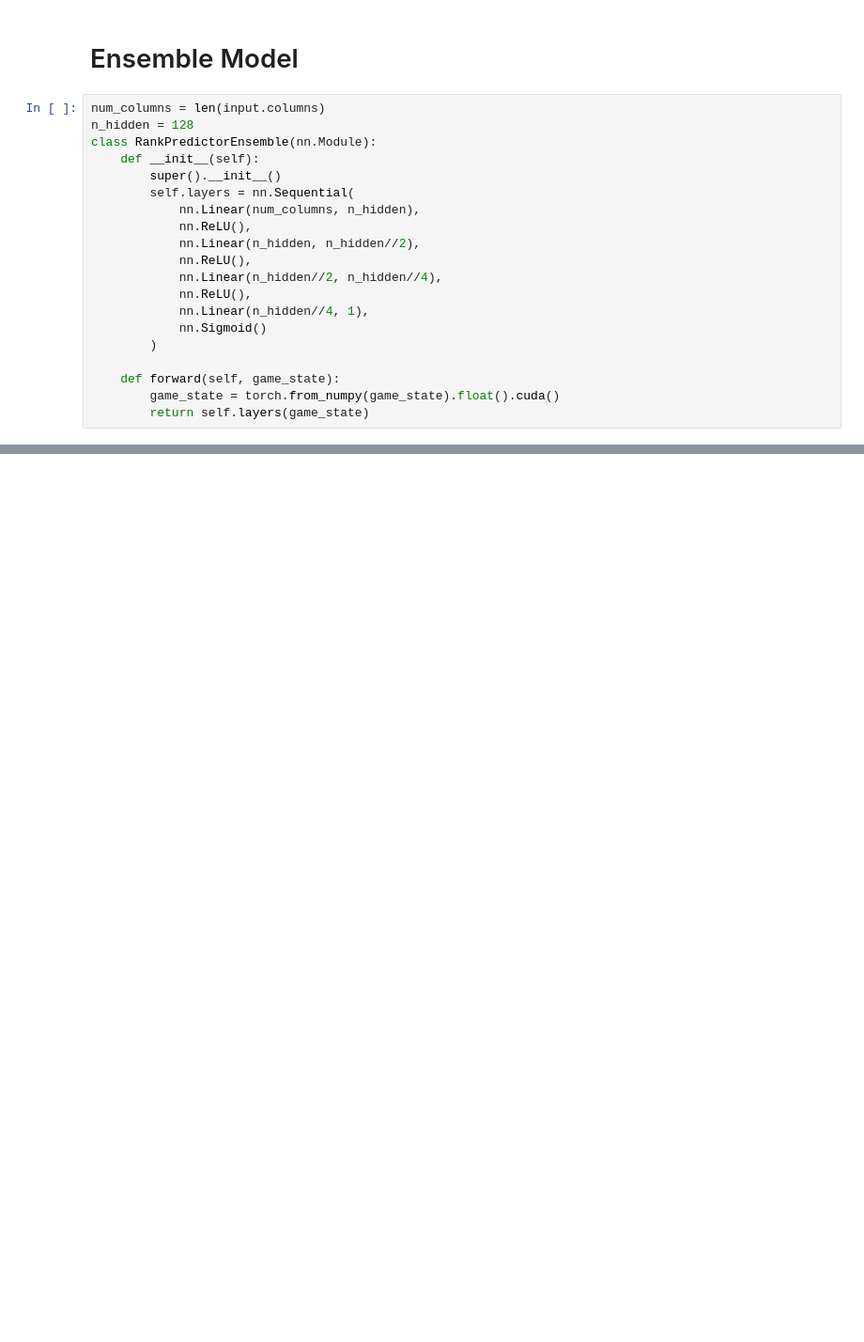
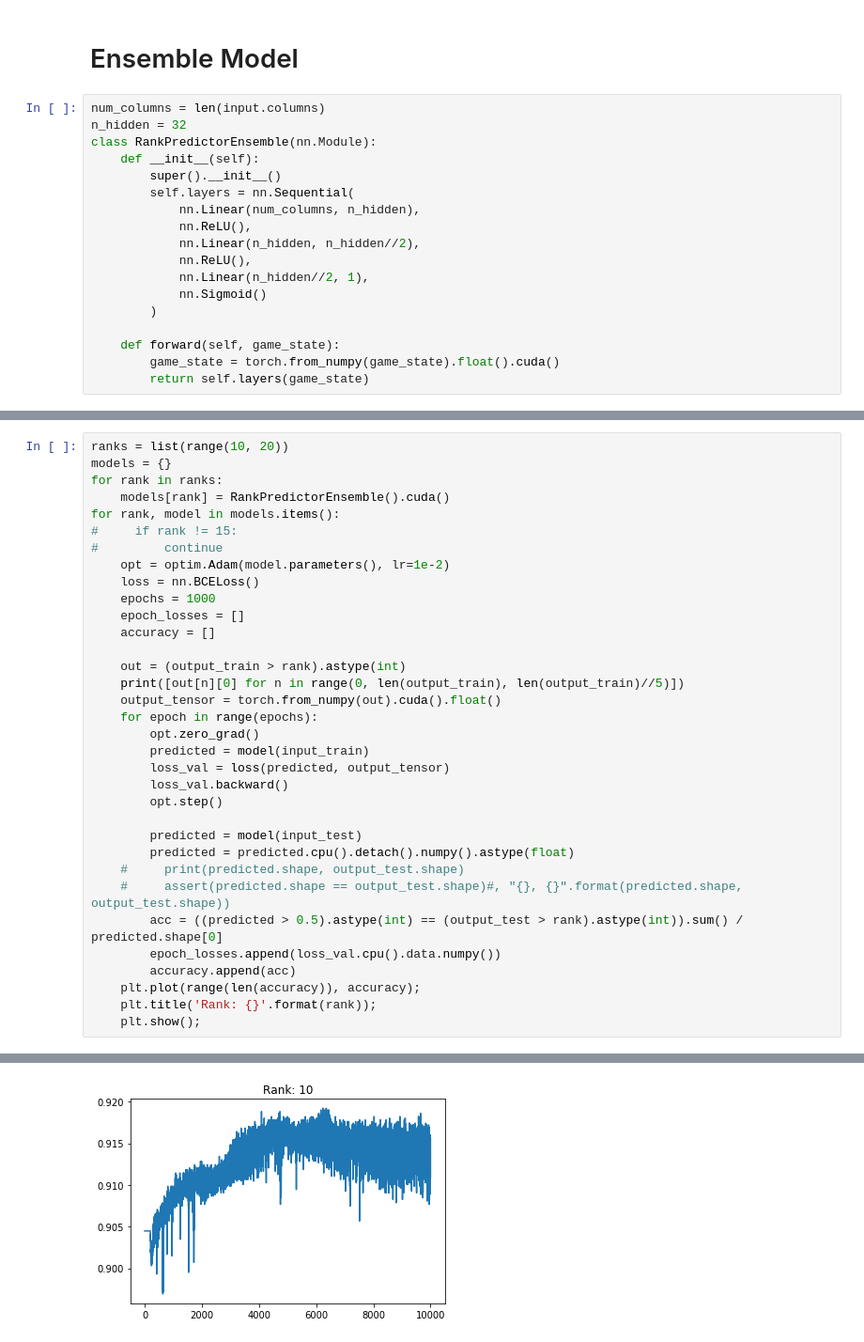
Before and after one commit to SaltieRL/ReplayModels, a Jupyter notebook: rank.ipynb, the cells around one changed output, grey strips where cells are left out. Shown at 94% size. Cells and saved outputs as stored; diff of their text form; blank space fills up the shorter version.

Commit message:
Beginning of ensemble

```diff
--- a/rank.ipynb
+++ b/rank.ipynb
@@ -122,7 +151,7 @@ accuracy[8000]
 # Ensemble Model
 # %%
 num_columns = len(input.columns)
-n_hidden = 128
+n_hidden = 32
 class RankPredictorEnsemble(nn.Module):
     def __init__(self):
         super().__init__()
@@ -131,9 +160,7 @@ class RankPredictorEnsemble(nn.Module):
             nn.ReLU(),
             nn.Linear(n_hidden, n_hidden//2),
             nn.ReLU(),
-            nn.Linear(n_hidden//2, n_hidden//4),
-            nn.ReLU(),
-            nn.Linear(n_hidden//4, 1),
+            nn.Linear(n_hidden//2, 1),
             nn.Sigmoid()
         )
 
@@ -148,0 +170,35 @@ for rank in ranks:
+# %%
+ranks = list(range(10, 20))
+models = {}
+for rank in ranks:
+    models[rank] = RankPredictorEnsemble().cuda()
+for rank, model in models.items():
+#     if rank != 15:
+#         continue
+    opt = optim.Adam(model.parameters(), lr=1e-2)
+    loss = nn.BCELoss()
+    epochs = 1000
+    epoch_losses = []
+    accuracy = []
+
+    out = (output_train > rank).astype(int)
+    print([out[n][0] for n in range(0, len(output_train), len(output_train)//5)])
+    output_tensor = torch.from_numpy(out).cuda().float()
+    for epoch in range(epochs):
+        opt.zero_grad()
+        predicted = model(input_train)
+        loss_val = loss(predicted, output_tensor)
+        loss_val.backward()
+        opt.step()
+
+        predicted = model(input_test)
+        predicted = predicted.cpu().detach().numpy().astype(float)
+    #     print(predicted.shape, output_test.shape)
+    #     assert(predicted.shape == output_test.shape)#, "{}, {}".format(predicted.shape, output_test.shape))
+        acc = ((predicted > 0.5).astype(int) == (output_test > rank).astype(int)).sum() / predicted.shape[0]
+        epoch_losses.append(loss_val.cpu().data.numpy())
+        accuracy.append(acc)
+    plt.plot(range(len(accuracy)), accuracy);
+    plt.title('Rank: {}'.format(rank));
+    plt.show();
+# %% [output]
@@ -148,0 +206 @@ for rank in ranks:
+[figure, added]
```
Also changed, not shown: parts of 17 cells of this notebook.
